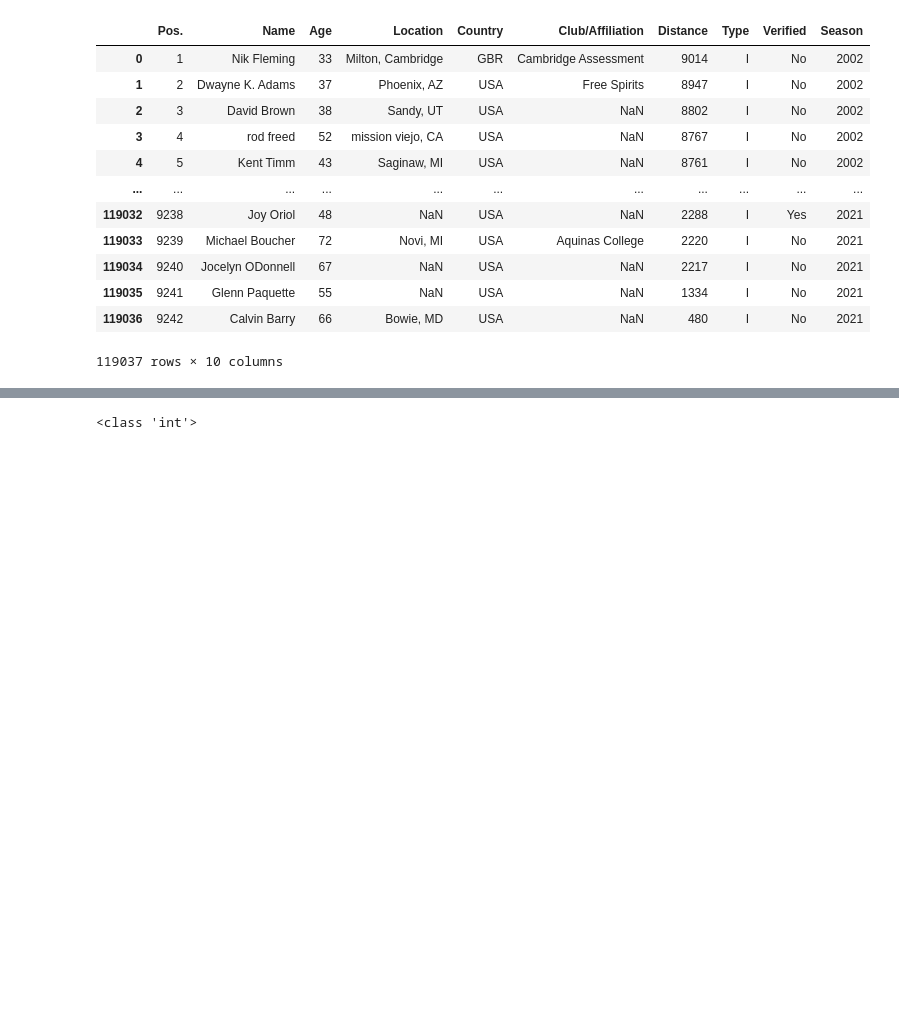
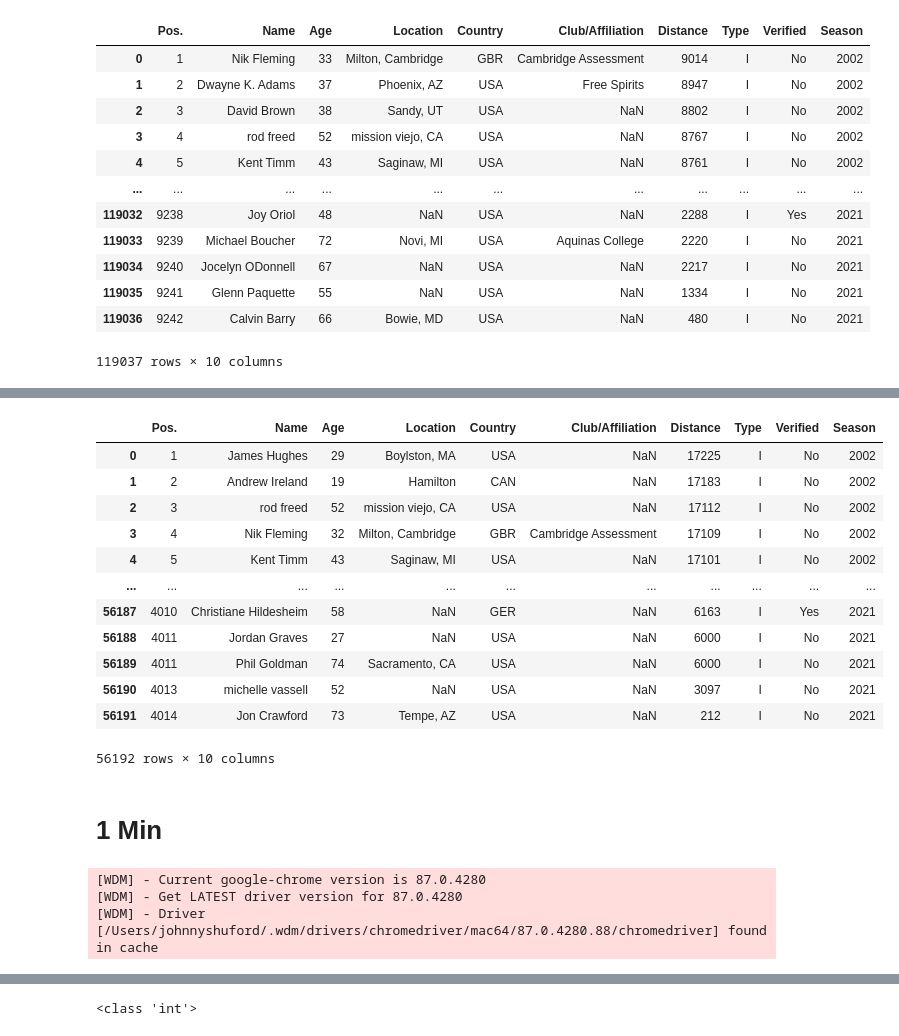
Before and after one commit to JohnShuford/FITDAT, a Jupyter notebook: Notebooks/C2_scrape.ipynb, the cells around one changed output, grey strips where cells are left out. Cells and saved outputs as stored; diff of their text form; code cells hidden in the pictures; blank space fills up the shorter version.

Commit message:
adding the rest of the performance data

```diff
--- a/Notebooks/C2_scrape.ipynb
+++ b/Notebooks/C2_scrape.ipynb
@@ -842,0 +846,13 @@ thirtymin.to_csv('../CSVs/30min.csv')
+# %%
+#create the overall data frame
+sixtymin = pd.DataFrame()
+
+#search criteria
+season = [int(x) for x in range(2002, 2022)]
+
+#test
+test = 60
+# %%
+#spinning up a browser to ge the scrape going
+executable_path = {'executable_path': ChromeDriverManager().install()}
+browser = Browser('chrome', **executable_path, headless=False)
@@ -842,0 +927,16 @@ thirtymin.to_csv('../CSVs/30min.csv')
+# %%
+sixtymin
+# %% [output]
+|  | Pos. | Name | Age | Location | Country | Club/Affiliation | Distance | Type | Verified | Season |
+| 0 | 1 | James Hughes | 29 | Boylston, MA | USA | NaN | 17225 | I | No | 2002 |
+| 1 | 2 | Andrew Ireland | 19 | Hamilton | CAN | NaN | 17183 | I | No | 2002 |
+| 2 | 3 | rod freed | 52 | mission viejo, CA | USA | NaN | 17112 | I | No | 2002 |
+| 3 | 4 | Nik Fleming | 32 | Milton, Cambridge | GBR | Cambridge Assessment | 17109 | I | No | 2002 |
+| 4 | 5 | Kent Timm | 43 | Saginaw, MI | USA | NaN | 17101 | I | No | 2002 |
+| ... | ... | ... | ... | ... | ... | ... | ... | ... | ... | ... |
+| 56187 | 4010 | Christiane Hildesheim | 58 | NaN | GER | NaN | 6163 | I | Yes | 2021 |
+| 56188 | 4011 | Jordan Graves | 27 | NaN | USA | NaN | 6000 | I | No | 2021 |
+| 56189 | 4011 | Phil Goldman | 74 | Sacramento, CA | USA | NaN | 6000 | I | No | 2021 |
+| 56190 | 4013 | michelle vassell | 52 | NaN | USA | NaN | 3097 | I | No | 2021 |
+| 56191 | 4014 | Jon Crawford | 73 | Tempe, AZ | USA | NaN | 212 | I | No | 2021 |
+56192 rows × 10 columns
@@ -842,0 +945,2 @@ thirtymin.to_csv('../CSVs/30min.csv')
+# %% [markdown]
+# 1 Min
@@ -842,0 +956,8 @@ thirtymin.to_csv('../CSVs/30min.csv')
+# %%
+#spinning up a browser to ge the scrape going
+executable_path = {'executable_path': ChromeDriverManager().install()}
+browser = Browser('chrome', **executable_path, headless=False)
+# %% [output]
+[WDM] - Current google-chrome version is 87.0.4280
+[WDM] - Get LATEST driver version for 87.0.4280
+[WDM] - Driver [/Users/johnnyshuford/.wdm/drivers/chromedriver/mac64/87.0.4280.88/chromedriver] found in cache
```
Also changed, not shown: parts of 33 cells of this notebook, 5 other files.
